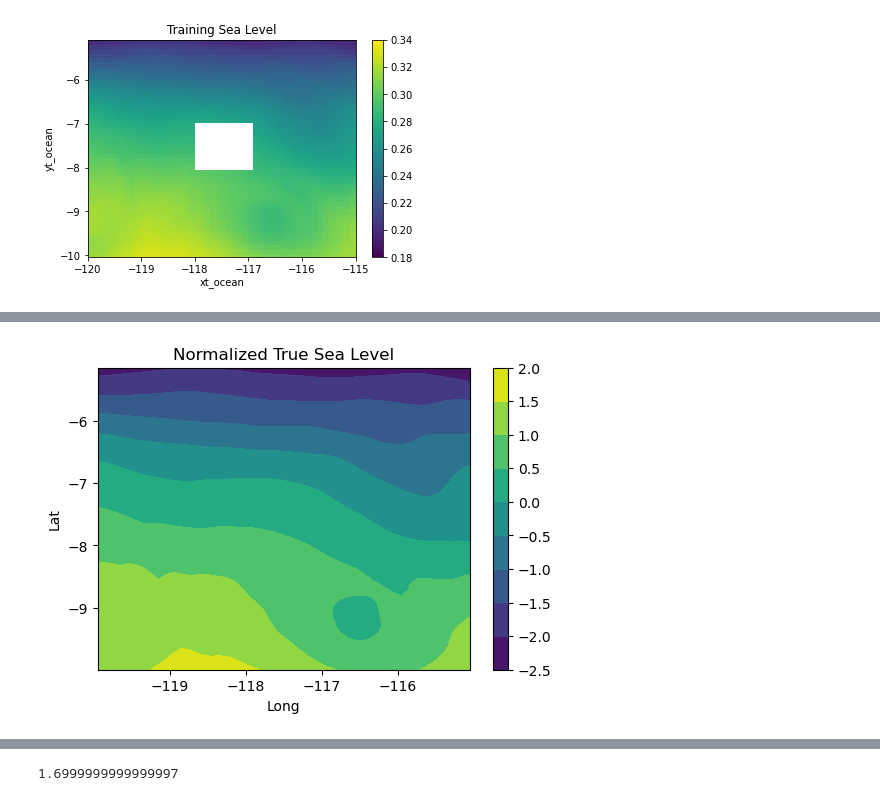
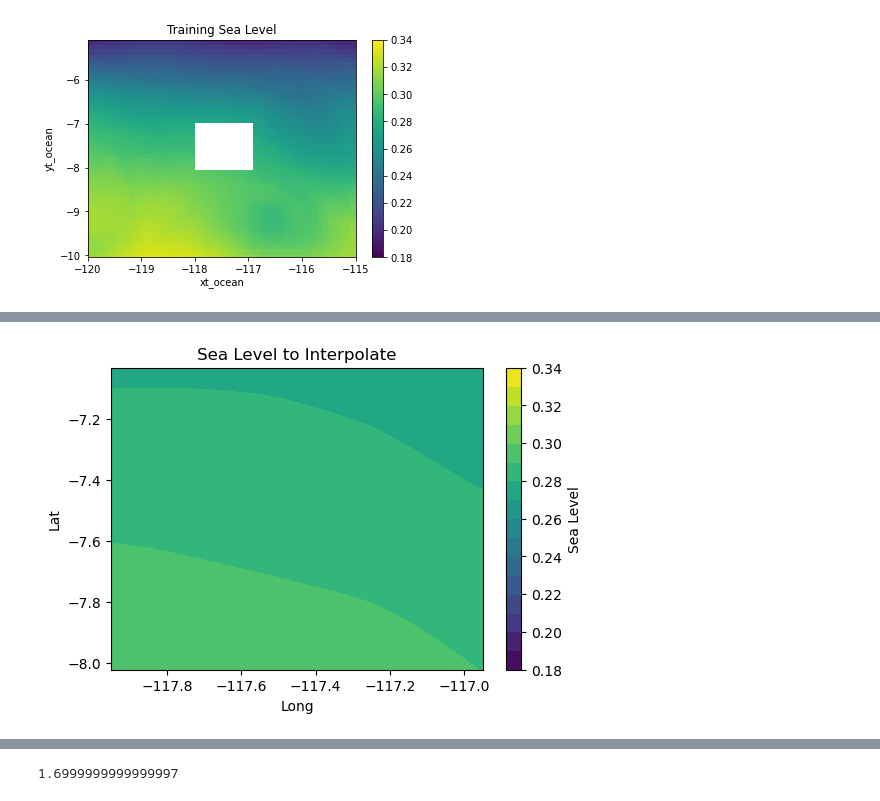
Before and after one commit to rohanlopez7/BML_GP_Project, a Jupyter notebook: Nicole/spatial-rbf.ipynb, the cells around one changed output, grey strips where cells are left out. Cells and saved outputs as stored; diff of their text form; code cells hidden in the pictures.

```diff
--- a/Nicole/spatial-rbf.ipynb
+++ b/Nicole/spatial-rbf.ipynb
@@ -102,3 +110,18 @@ plt.show()
+# %%
+# Plot Interpolation Chunk
+plotting_X_1, plotting_X_2 = np.meshgrid(plot_chunk_x[:,1].unique(),plot_chunk_x[:,0].unique())
+
+plt.figure(dpi=100)
+plt.contourf(plotting_X_1, plotting_X_2,
+             plot_chunk_y.reshape(plotting_X_2.shape), levels, vmin=0.18, vmax=0.34)
+plt.title("Sea Level to Interpolate")
+plt.xlabel("Long")
+plt.ylabel("Lat")
+cbar = plt.colorbar()
+cbar.ax.set_ylabel('Sea Level')
+plt.show()
+# %% [output]
+[figure, added]
 # %%
 # Calculate mean std of x and y variables
 ytrain_mean = train_y.mean()
@@ -112,17 +135,3 @@ train_y = ((train_y - train_y.mean()) / train_y.std())
 
 # Normalize testing data
 test_y = (test_y - test_y.mean()) / test_y.std()
-# %%
-# Plot True Normalized Data
-test_X_1, test_X_2 = np.meshgrid(test_x[:,1].unique(),test_x[:,0].unique())
-
-plt.figure(dpi=100)
-plt.contourf(test_X_1, test_X_2,
-             test_y.reshape(test_X_2.shape))
-plt.title("Normalized True Sea Level")
-plt.xlabel("Long")
-plt.ylabel("Lat")
-plt.colorbar()
-plt.show()
-# %% [output]
-[figure, removed]
```
Also changed, not shown: parts of 13 cells of this notebook.
